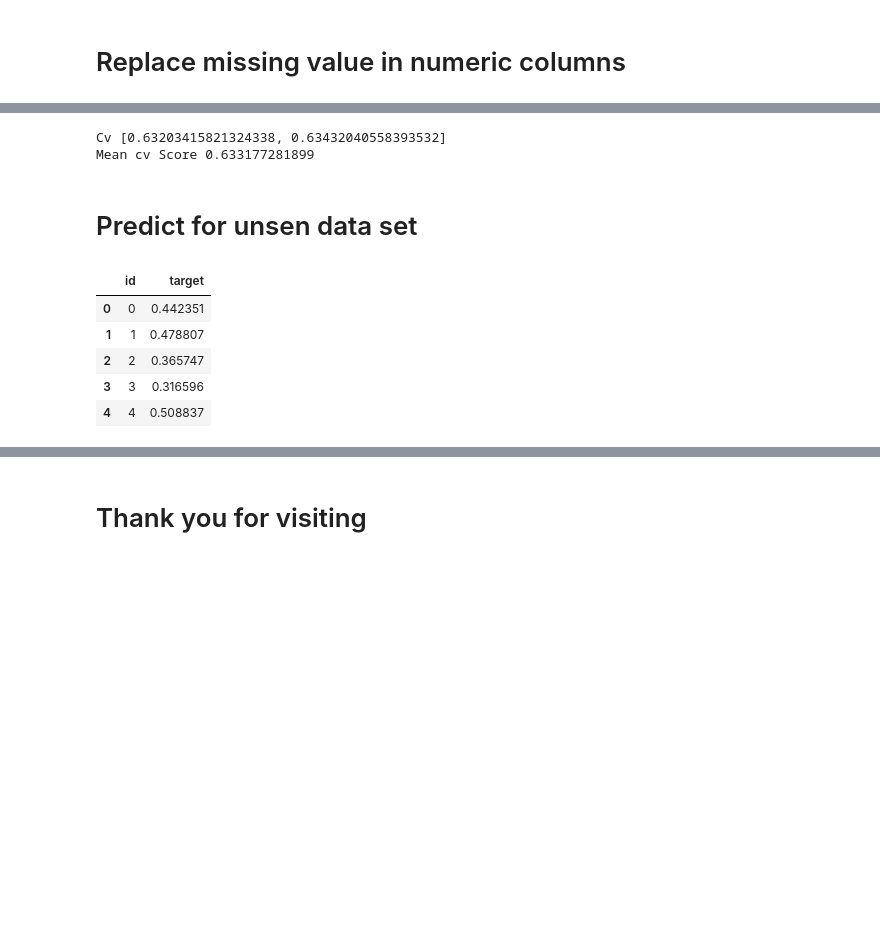
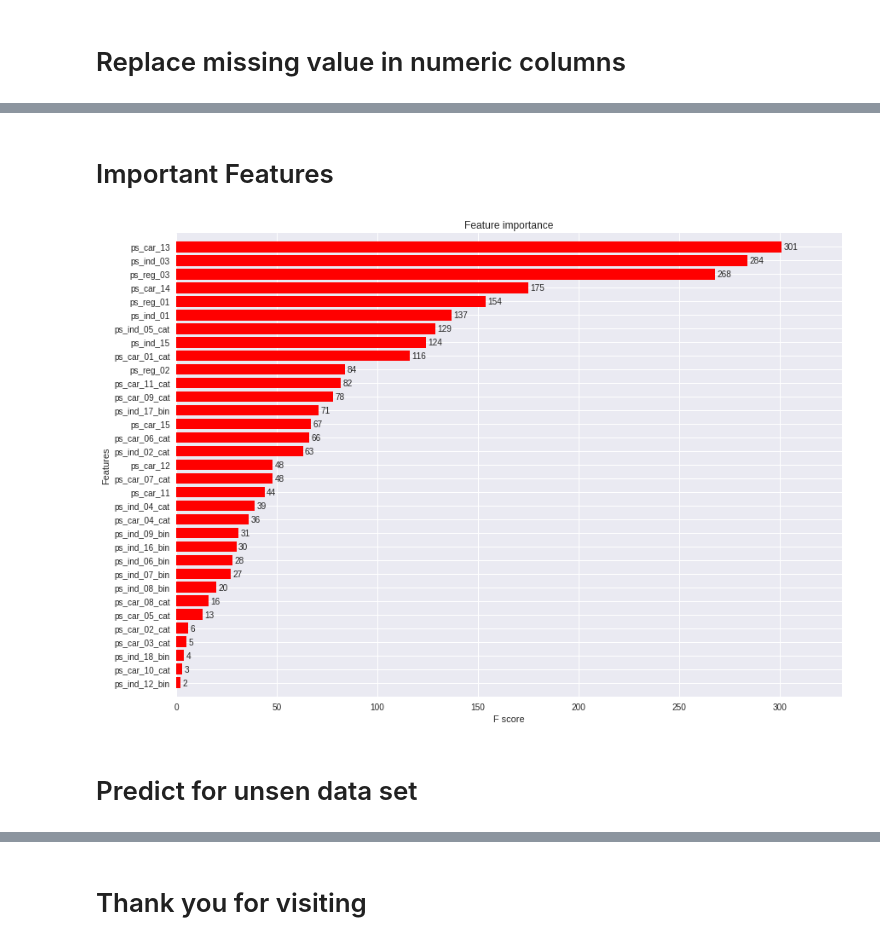
Before and after one commit to sudhirln92/kaggle-competitions, a Jupyter notebook: Porto/porto_driver4.ipynb, the cells around one changed output, grey strips where cells are left out. Saved outputs shown, nothing was run; the diff lists cells and outputs as text; code cells hidden in the pictures; blank space fills up the shorter version.

```diff
--- a/Porto/porto_driver4.ipynb
+++ b/Porto/porto_driver4.ipynb
@@ -244,17 +276,14 @@ Logistic regression is used for modelling. The data set is split using Stratifie
 # %%
-kf = StratifiedKFold(n_splits=2,random_state=seed,shuffle=True)
-pred_test_full=0
-cv_score=[]
+kf = StratifiedKFold(n_splits=5,random_state=seed)
+pred_test_full =0
+cv_score = []
 i=1
 for train_index,test_index in kf.split(X,y):
-    print('\n{} of kfold {}'.format(i,kf.n_splits))
+    print('{} of KFold {}'.format(i,kf.n_splits))
     xtr,xvl = X.loc[train_index],X.loc[test_index]
     ytr,yvl = y.loc[train_index],y.loc[test_index]
 
-    lr = LogisticRegression(class_weight='balanced')
-    lr.fit(xtr,ytr)
-    pred_test = lr.predict_proba(xvl)[:,1]
-    cv_score.append(roc_auc_score(yvl,pred_test))
-    pred_test_full += lr.predict_proba(x_test)[:,1]
+    pred_test,xg_model = runXGB(xtr,xvl,ytr,yvl,x_test,num_rounds=500,eta=0.07)
+    pred_test_full += pred_test
     i+=1
 # %% [output]
@@ -264,5 +306,0 @@ for train_index,test_index in kf.split(X,y):
-# %%
-print('Cv',cv_score,'\nMean cv Score',np.mean(cv_score))
-# %% [output]
-Cv [0.63203415821324338, 0.63432040558393532]
-Mean cv Score 0.633177281899
@@ -269,3 +309,12 @@ Mean cv Score 0.633177281899
+# %% [markdown]
+# Important Features
+# %%
+fig,ax = plt.subplots(figsize=(14,10))
+xgb.plot_importance(xg_model,ax=ax,height=0.8,color='r')
+#plt.tight_layout()
+plt.show()
+# %% [output]
+[figure, added]
 # %% [markdown]
 # Predict for unsen data set
 # %%
@@ -273,12 +322,3 @@ y_pred = pred_test_full/2
 submit = pd.DataFrame({'id':test['id'],'target':y_pred})
 #submit.to_csv('lr_porto.csv',index=False)
 submit.to_csv('lr_porto.csv.gz',index=False,compression='gzip')
-# %%
-submit.head()
-# %% [output]
-|  | id | target |
-| 0 | 0 | 0.442351 |
-| 1 | 1 | 0.478807 |
-| 2 | 2 | 0.365747 |
-| 3 | 3 | 0.316596 |
-| 4 | 4 | 0.508837 |
```
Also changed, not shown: parts of 32 cells of this notebook, 3 other files.
